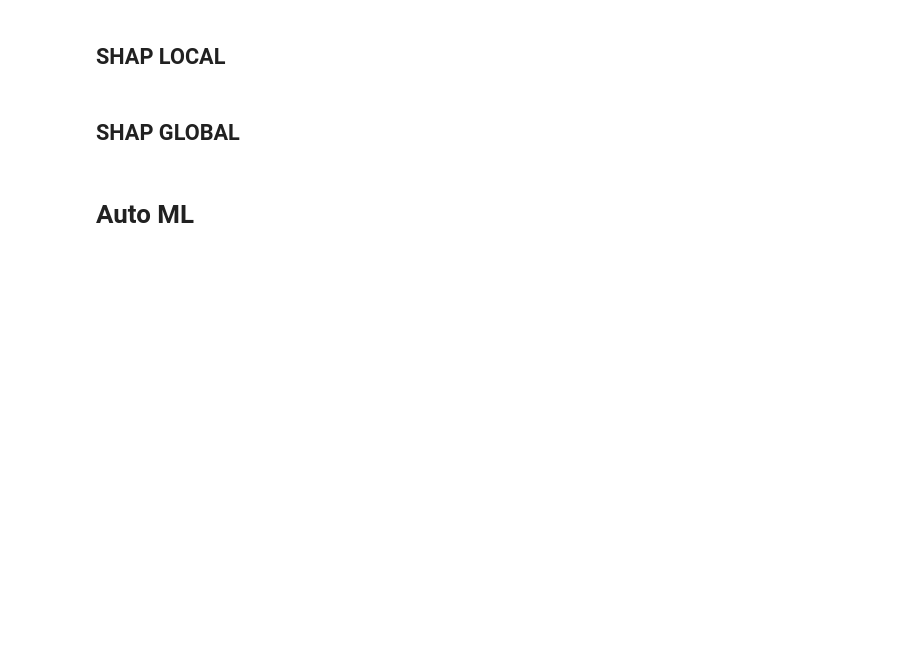
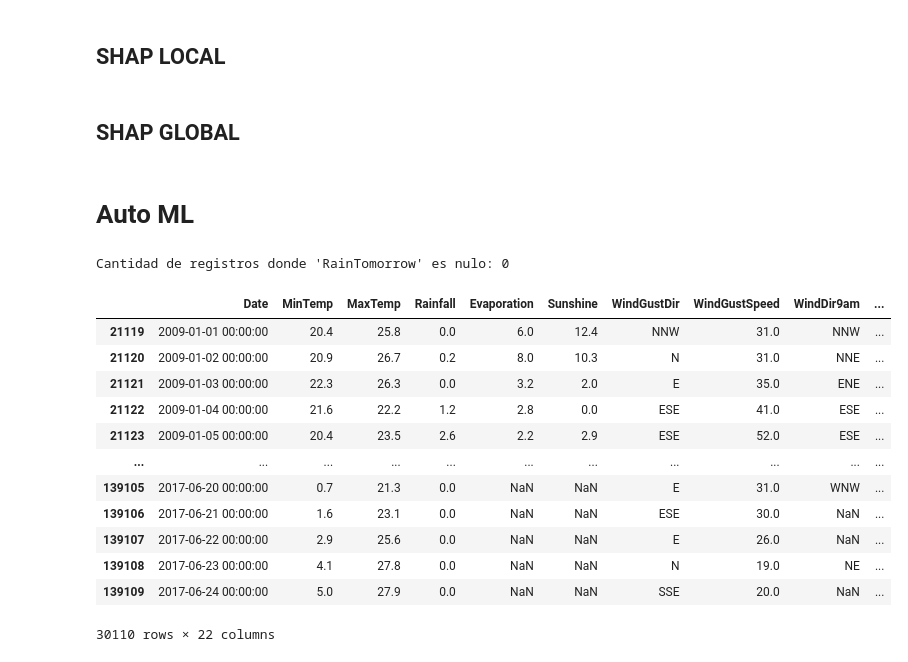
Before and after one commit to franciscoryb1/AA1-TUIA-RodriguezYBarros-Menescaldi-Britos, a Jupyter notebook: Clasificación/TP-clasificacion-AA1.ipynb, the cells around one changed output. Drawn from its saved outputs; the diff is of its cells as text; code cells hidden in the pictures; blank space fills up the shorter version.

```diff
--- a/Clasificación/TP-clasificacion-AA1.ipynb
+++ b/Clasificación/TP-clasificacion-AA1.ipynb
@@ -1626,3 +1625,28 @@ El mejor es  Random Search
 ## SHAP GLOBAL
 # %% [markdown]
 # Auto ML
+# %%
+# Contar registros con 'RainTomorrow' nulo
+nulos = weatherdata['RainTomorrow'].isnull().sum()
+print(f"Cantidad de registros donde 'RainTomorrow' es nulo: {nulos}")
+# %% [output]
+Cantidad de registros donde 'RainTomorrow' es nulo: 0
+# %%
+# Eliminar registros donde 'RainTomorrow' es nulo
+weatherdata = weatherdata.dropna(subset=['RainTomorrow'])
+# %%
+weatherdata
+# %% [output]
+|  | Date | MinTemp | MaxTemp | Rainfall | Evaporation | Sunshine | WindGustDir | WindGustSpeed | WindDir9am | ... |
+| 21119 | 2009-01-01 00:00:00 | 20.4 | 25.8 | 0.0 | 6.0 | 12.4 | NNW | 31.0 | NNW | ... |
+| 21120 | 2009-01-02 00:00:00 | 20.9 | 26.7 | 0.2 | 8.0 | 10.3 | N | 31.0 | NNE | ... |
+| 21121 | 2009-01-03 00:00:00 | 22.3 | 26.3 | 0.0 | 3.2 | 2.0 | E | 35.0 | ENE | ... |
+| 21122 | 2009-01-04 00:00:00 | 21.6 | 22.2 | 1.2 | 2.8 | 0.0 | ESE | 41.0 | ESE | ... |
+| 21123 | 2009-01-05 00:00:00 | 20.4 | 23.5 | 2.6 | 2.2 | 2.9 | ESE | 52.0 | ESE | ... |
+| ... | ... | ... | ... | ... | ... | ... | ... | ... | ... | ... |
+| 139105 | 2017-06-20 00:00:00 | 0.7 | 21.3 | 0.0 | NaN | NaN | E | 31.0 | WNW | ... |
+| 139106 | 2017-06-21 00:00:00 | 1.6 | 23.1 | 0.0 | NaN | NaN | ESE | 30.0 | NaN | ... |
+| 139107 | 2017-06-22 00:00:00 | 2.9 | 25.6 | 0.0 | NaN | NaN | E | 26.0 | NaN | ... |
+| 139108 | 2017-06-23 00:00:00 | 4.1 | 27.8 | 0.0 | NaN | NaN | N | 19.0 | NE | ... |
+| 139109 | 2017-06-24 00:00:00 | 5.0 | 27.9 | 0.0 | NaN | NaN | SSE | 20.0 | NaN | ... |
+30110 rows × 22 columns
```
Also changed, not shown: parts of 4 cells of this notebook, 1 other file.
